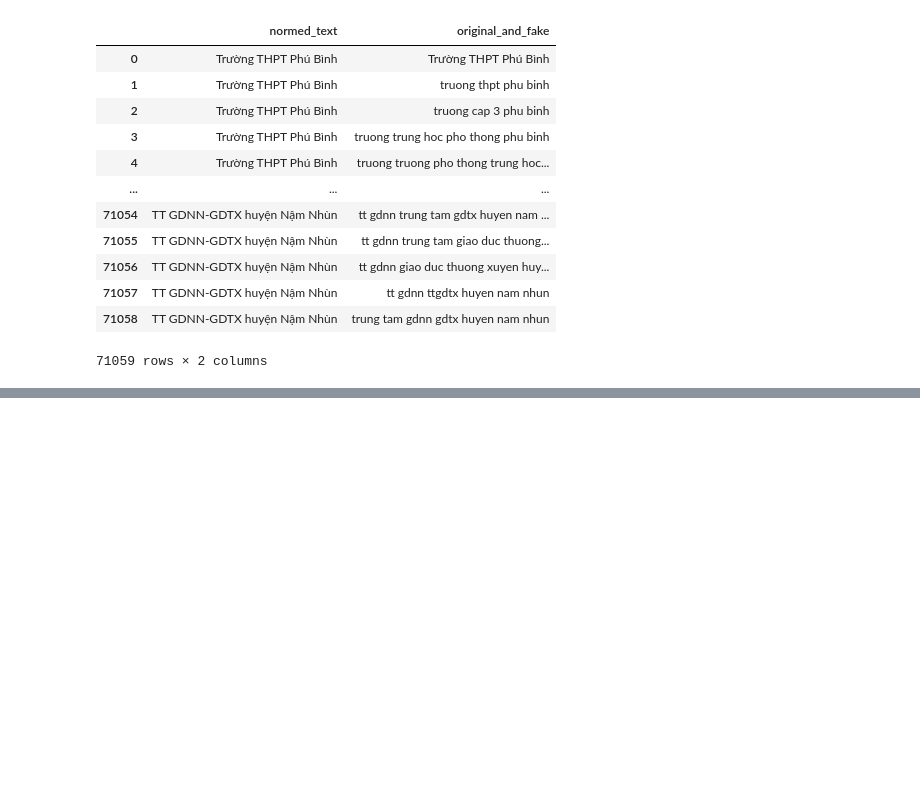
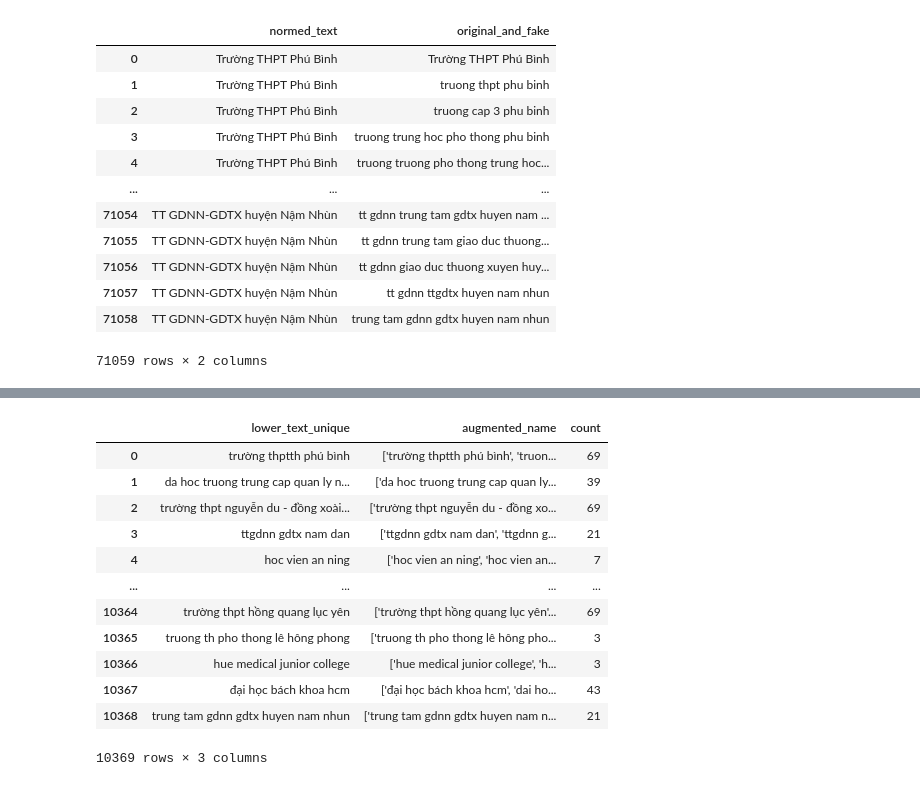
Before and after one commit to nguyenhongson1902/augmenting-education, a Jupyter notebook: draft.ipynb, the cells around one changed output, grey strips where cells are left out. Cells and saved outputs as stored; diff of their text form; code cells hidden in the pictures; blank space fills up the shorter version.

```diff
--- a/draft.ipynb
+++ b/draft.ipynb
@@ -332,0 +356,17 @@ df3
+# %%
+df2 = pd.read_csv('./data_augmented/education_train_count.csv')
+df2
+# %% [output]
+|  | lower_text_unique | augmented_name | count |
+| 0 | trường thptth phú bình | ['trường thptth phú bình', 'truon... | 69 |
+| 1 | da hoc truong trung cap quan ly n... | ['da hoc truong trung cap quan ly... | 39 |
+| 2 | trường thpt nguyễn du - đồng xoài... | ['trường thpt nguyễn du - đồng xo... | 69 |
+| 3 | ttgdnn gdtx nam dan | ['ttgdnn gdtx nam dan', 'ttgdnn g... | 21 |
+| 4 | hoc vien an ning | ['hoc vien an ning', 'hoc vien an... | 7 |
+| ... | ... | ... | ... |
+| 10364 | trường thpt hồng quang lục yên | ['trường thpt hồng quang lục yên'... | 69 |
+| 10365 | truong th pho thong lê hông phong | ['truong th pho thong lê hông pho... | 3 |
+| 10366 | hue medical junior college | ['hue medical junior college', 'h... | 3 |
+| 10367 | đại học bách khoa hcm | ['đại học bách khoa hcm', 'dai ho... | 43 |
+| 10368 | trung tam gdnn gdtx huyen nam nhun | ['trung tam gdnn gdtx huyen nam n... | 21 |
+10369 rows × 3 columns
```
Also changed, not shown: parts of 8 cells of this notebook.
